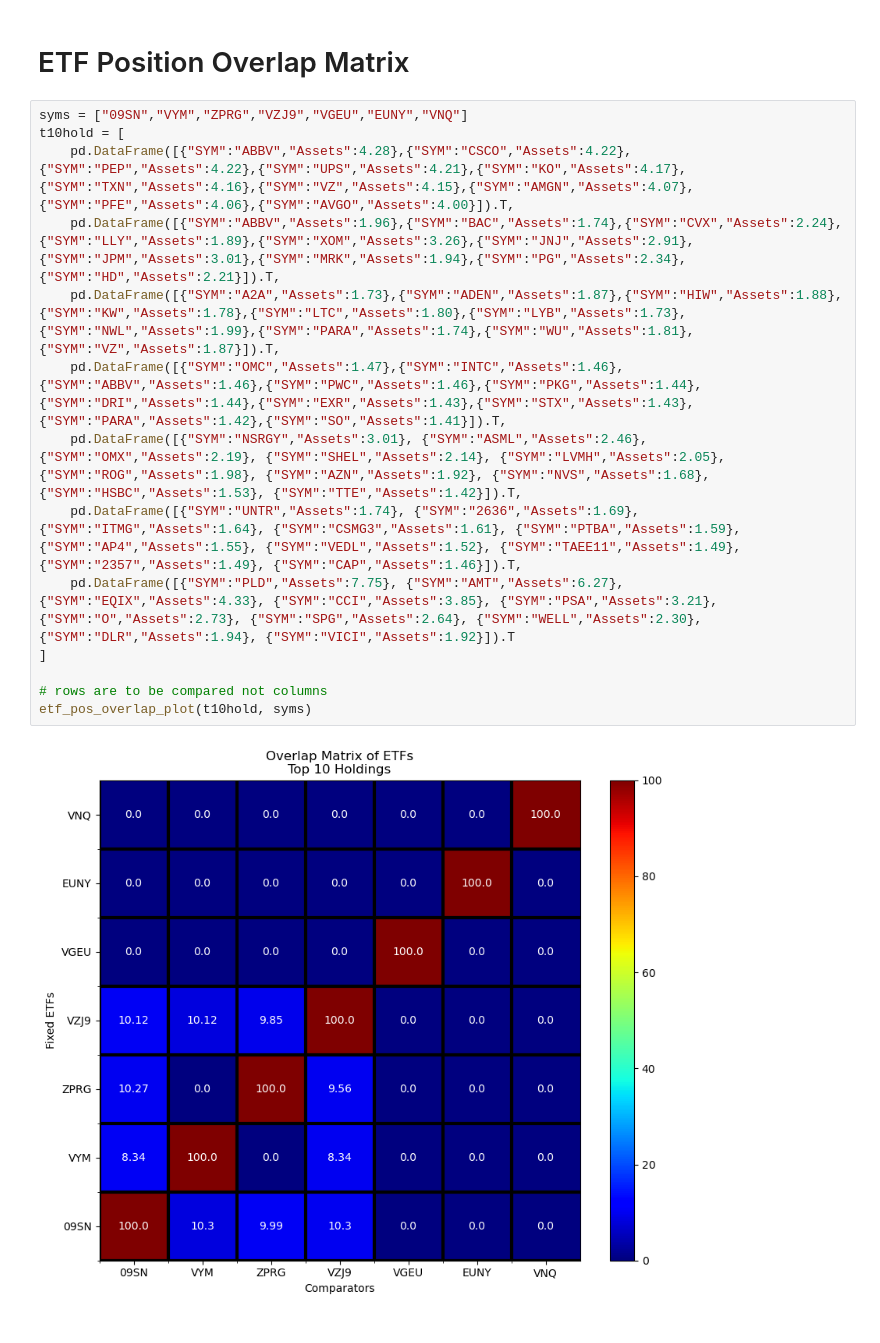
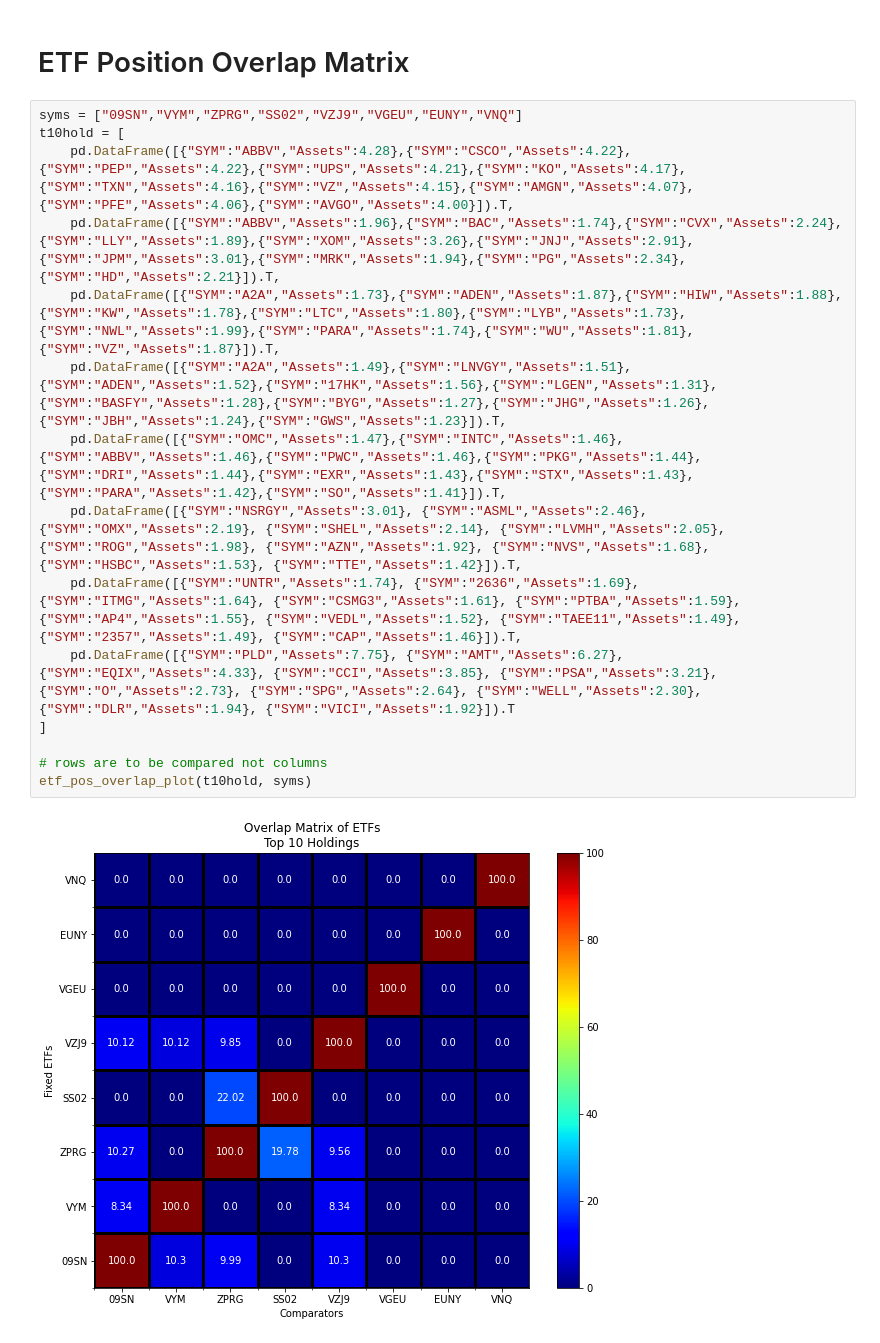
Before and after one commit to NIlS-Z99/Invest-Tool, a Jupyter notebook: stock_analysis.ipynb, the cells around one changed output. Cells and saved outputs as stored; diff of their text form.

```diff
--- a/stock_analysis.ipynb
+++ b/stock_analysis.ipynb
@@ -56,18 +56,19 @@ create_plot_tickers(tickers,syms,types)
 # %% [markdown]
 # ETF Position Overlap Matrix
 # %%
-syms = ["09SN","VYM","ZPRG","VZJ9","VGEU","EUNY","VNQ"]
+syms = ["09SN","VYM","ZPRG","SS02","VZJ9","VGEU","EUNY","VNQ"]
 t10hold = [
     pd.DataFrame([{"SYM":"ABBV","Assets":4.28},{"SYM":"CSCO","Assets":4.22},{"SYM":"PEP","Assets":4.22},{"SYM":"UPS","Assets":4.21},{"SYM":"KO","Assets":4.17},{"SYM":"TXN","Assets":4.16},{"SYM":"VZ","Assets":4.15},{"SYM":"AMGN","Assets":4.07},{"SYM":"PFE","Assets":4.06},{"SYM":"AVGO","Assets":4.00}]).T,
     pd.DataFrame([{"SYM":"ABBV","Assets":1.96},{"SYM":"BAC","Assets":1.74},{"SYM":"CVX","Assets":2.24},{"SYM":"LLY","Assets":1.89},{"SYM":"XOM","Assets":3.26},{"SYM":"JNJ","Assets":2.91},{"SYM":"JPM","Assets":3.01},{"SYM":"MRK","Assets":1.94},{"SYM":"PG","Assets":2.34},{"SYM":"HD","Assets":2.21}]).T,
     pd.DataFrame([{"SYM":"A2A","Assets":1.73},{"SYM":"ADEN","Assets":1.87},{"SYM":"HIW","Assets":1.88},{"SYM":"KW","Assets":1.78},{"SYM":"LTC","Assets":1.80},{"SYM":"LYB","Assets":1.73},{"SYM":"NWL","Assets":1.99},{"SYM":"PARA","Assets":1.74},{"SYM":"WU","Assets":1.81},{"SYM":"VZ","Assets":1.87}]).T,
+    pd.DataFrame([{"SYM":"A2A","Assets":1.49},{"SYM":"LNVGY","Assets":1.51},{"SYM":"ADEN","Assets":1.52},{"SYM":"17HK","Assets":1.56},{"SYM":"LGEN","Assets":1.31},{"SYM":"BASFY","Assets":1.28},{"SYM":"BYG","Assets":1.27},{"SYM":"JHG","Assets":1.26},{"SYM":"JBH","Assets":1.24},{"SYM":"GWS","Assets":1.23}]).T,
     pd.DataFrame([{"SYM":"OMC","Assets":1.47},{"SYM":"INTC","Assets":1.46},{"SYM":"ABBV","Assets":1.46},{"SYM":"PWC","Assets":1.46},{"SYM":"PKG","Assets":1.44},{"SYM":"DRI","Assets":1.44},{"SYM":"EXR","Assets":1.43},{"SYM":"STX","Assets":1.43},{"SYM":"PARA","Assets":1.42},{"SYM":"SO","Assets":1.41}]).T,
     pd.DataFrame([{"SYM":"NSRGY","Assets":3.01}, {"SYM":"ASML","Assets":2.46}, {"SYM":"OMX","Assets":2.19}, {"SYM":"SHEL","Assets":2.14}, {"SYM":"LVMH","Assets":2.05}, {"SYM":"ROG","Assets":1.98}, {"SYM":"AZN","Assets":1.92}, {"SYM":"NVS","Assets":1.68}, {"SYM":"HSBC","Assets":1.53}, {"SYM":"TTE","Assets":1.42}]).T,
     pd.DataFrame([{"SYM":"UNTR","Assets":1.74}, {"SYM":"2636","Assets":1.69}, {"SYM":"ITMG","Assets":1.64}, {"SYM":"CSMG3","Assets":1.61}, {"SYM":"PTBA","Assets":1.59}, {"SYM":"AP4","Assets":1.55}, {"SYM":"VEDL","Assets":1.52}, {"SYM":"TAEE11","Assets":1.49}, {"SYM":"2357","Assets":1.49}, {"SYM":"CAP","Assets":1.46}]).T,
     pd.DataFrame([{"SYM":"PLD","Assets":7.75}, {"SYM":"AMT","Assets":6.27}, {"SYM":"EQIX","Assets":4.33}, {"SYM":"CCI","Assets":3.85}, {"SYM":"PSA","Assets":3.21}, {"SYM":"O","Assets":2.73}, {"SYM":"SPG","Assets":2.64}, {"SYM":"WELL","Assets":2.30}, {"SYM":"DLR","Assets":1.94}, {"SYM":"VICI","Assets":1.92}]).T
 ]
 
 # rows are to be compared not columns
 etf_pos_overlap_plot(t10hold, syms)
 # %% [output]
-[figure, old version]
+[figure, new version]
```
Also changed, not shown: parts of 3 cells of this notebook, 1 other file.
